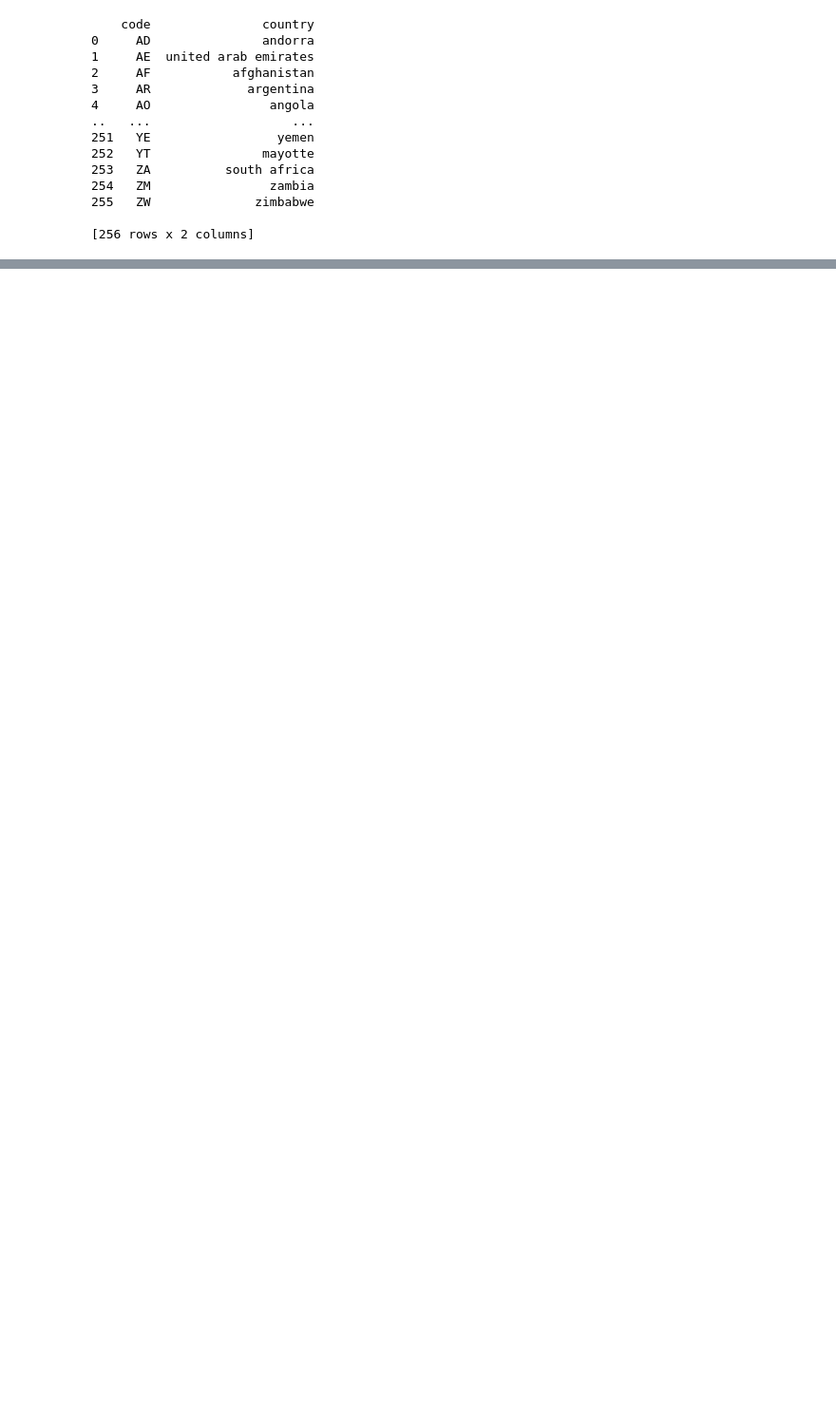
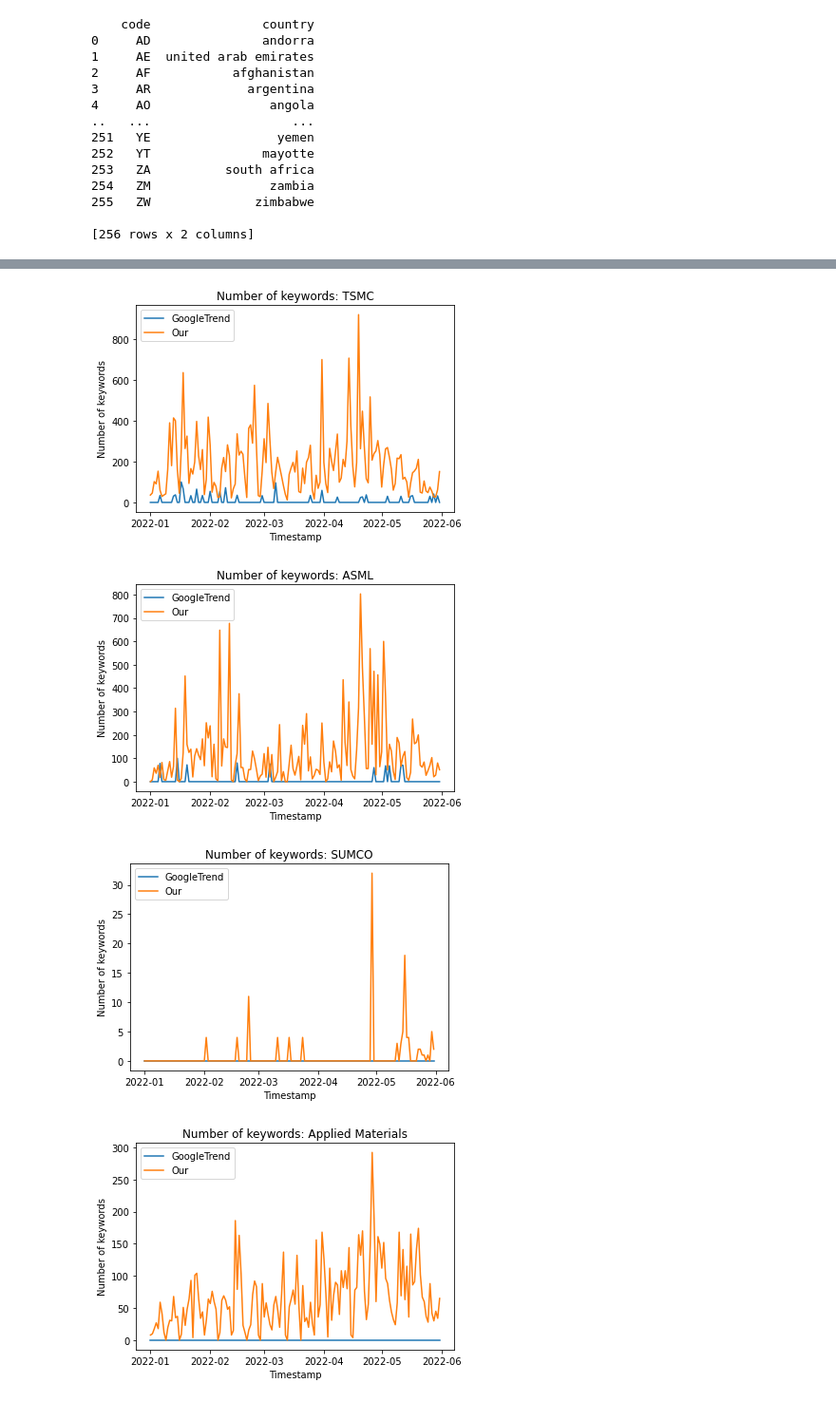
Before and after one commit to sclin87/TSMC_Digital_Business_G21, a Jupyter notebook: GoogleTrend.ipynb, the cells around one changed output, grey strips where cells are left out. Shown at 95% size. Saved outputs shown, nothing was run; the diff lists cells and outputs as text; code cells hidden in the pictures; blank space fills up the shorter version.

```diff
--- a/GoogleTrend.ipynb
+++ b/GoogleTrend.ipynb
@@ -186,0 +170,37 @@ googletrends.plot(results_trending)
+# %%
+plt.title("Number of keywords: TSMC")
+plt.xlabel("Timestamp")
+plt.ylabel("Number of keywords")
+plt.plot(Timestamp_x, GoogleTrend_TSMC_y, label='GoogleTrend')
+plt.plot(Timestamp_x, Our_TSMC_y, label='Our')
+plt.legend()
+plt.show()
+
+plt.title("Number of keywords: ASML")
+plt.xlabel("Timestamp")
+plt.ylabel("Number of keywords")
+plt.plot(Timestamp_x, GoogleTrend_ASML_y, label='GoogleTrend')
+plt.plot(Timestamp_x, Our_ASML_y, label='Our')
+plt.legend()
+plt.show()
+
+plt.title("Number of keywords: SUMCO")
+plt.xlabel("Timestamp")
+plt.ylabel("Number of keywords")
+plt.plot(Timestamp_x, GoogleTrend_SUMCO_y, label='GoogleTrend')
+plt.plot(Timestamp_x, Our_SUMCO_y, label='Our')
+plt.legend()
+plt.show()
+
+plt.title("Number of keywords: Applied Materials")
+plt.xlabel("Timestamp")
+plt.ylabel("Number of keywords")
+plt.plot(Timestamp_x, GoogleTrend_Applied_Materials_y, label='GoogleTrend')
+plt.plot(Timestamp_x, Our_Applied_Materials_y, label='Our')
+plt.legend()
+plt.show()
+# %% [output]
+[figure, added]
+[figure, added]
+[figure, added]
+[figure, added]
```
Also changed, not shown: parts of 14 cells of this notebook.
